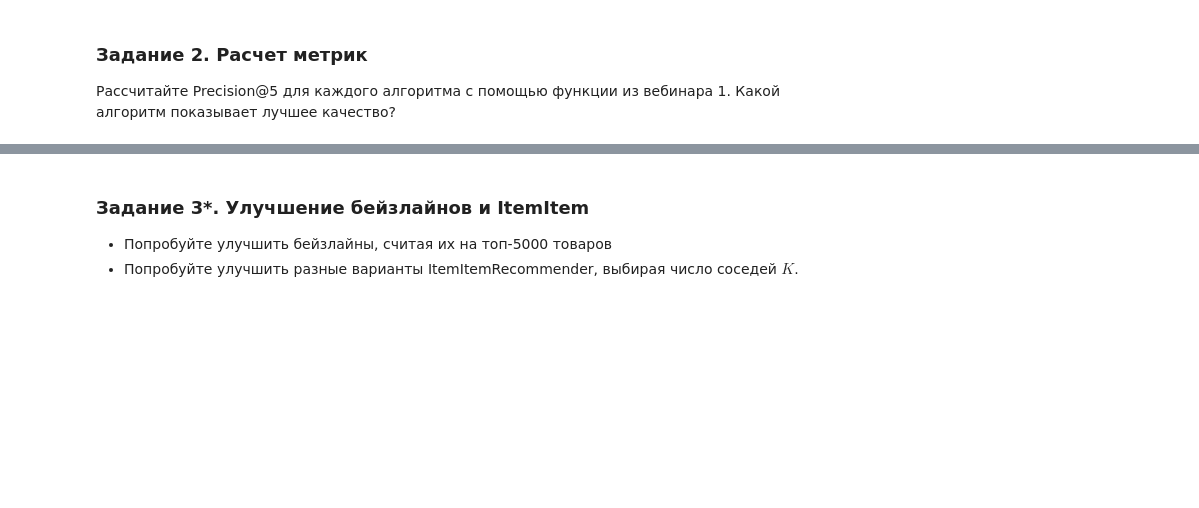
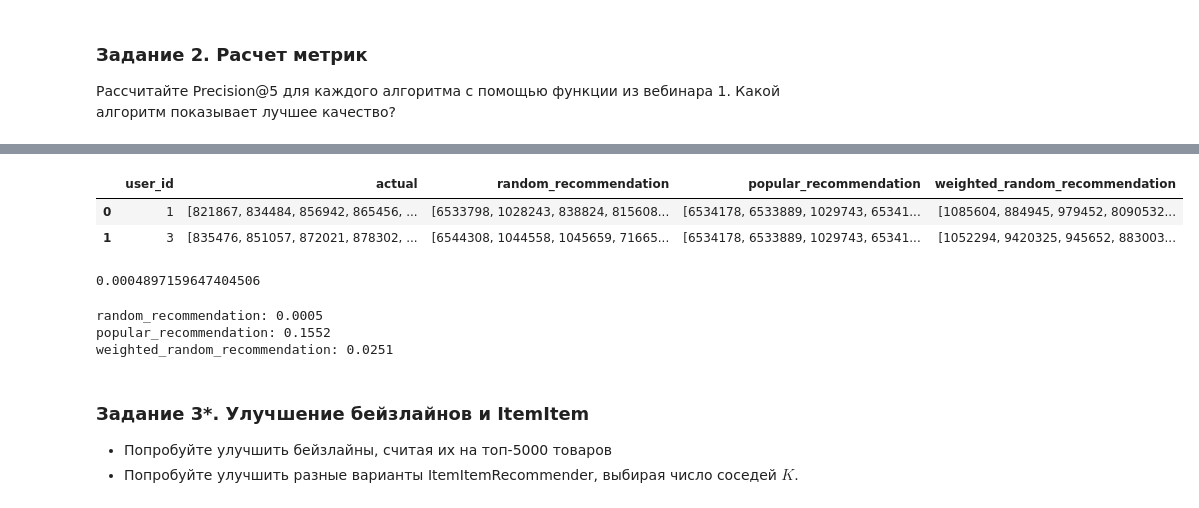
Before and after one commit to Anbionchik/Git_brain_lessons, a Jupyter notebook: Rec systems/Les2/hw_webinar_2.ipynb, the cells around one changed output, grey strips where cells are left out. Cells and saved outputs as stored; diff of their text form; code cells hidden in the pictures; blank space fills up the shorter version.

```diff
--- a/Rec systems/Les2/hw_webinar_2.ipynb
+++ b/Rec systems/Les2/hw_webinar_2.ipynb
@@ -107,3 +102,42 @@ result.head(2)
+# %%
+import re
+
+def str_to_list(line):
+  pattern = r'[\[\]]'
+  try:
+    return [x for x in map(int, re.sub(pattern, '', line).split(','))]
+  except TypeError:
+    print(line)
+
+def str_to_list_actual(line):
+  pattern = r'\[ | \]|\[|\]|\n'
+  try:
+    return [x for x in map(int, re.sub(pattern, '', line).split())]
+  except TypeError:
+    print(line)
+    return None
+
+for col in result.columns.drop(['user_id', 'actual']):
+  result[col] = result[col].transform(str_to_list)
+
+result['actual'] = result['actual'].transform(str_to_list_actual)
+
+result.head(2)
+# %% [output]
+|  | user_id | actual | random_recommendation | popular_recommendation | weighted_random_recommendation |
+| 0 | 1 | [821867, 834484, 856942, 865456, ... | [6533798, 1028243, 838824, 815608... | [6534178, 6533889, 1029743, 65341... | [1085604, 884945, 979452, 8090532... |
+| 1 | 3 | [835476, 851057, 872021, 878302, ... | [6544308, 1044558, 1045659, 71665... | [6534178, 6533889, 1029743, 65341... | [1052294, 9420325, 945652, 883003... |
+# %%
+result.apply(lambda x: precision_at_k(x[2],x[1], 5),1).mean()
+# %% [output]
+0.0004897159647404506
+# %%
+for i, col in enumerate(result.columns.drop(['user_id', 'actual'])):
+  print(f'{col}: {round(result.apply(lambda x: precision_at_k(x[i + 2],x[1], 5), 1).mean(), 4)}')
+# %% [output]
+random_recommendation: 0.0005
+popular_recommendation: 0.1552
+weighted_random_recommendation: 0.0251
 # %% [markdown]
 ### Задание 3*. Улучшение бейзлайнов и ItemItem
 
```
Also changed, not shown: parts of 17 cells of this notebook.
